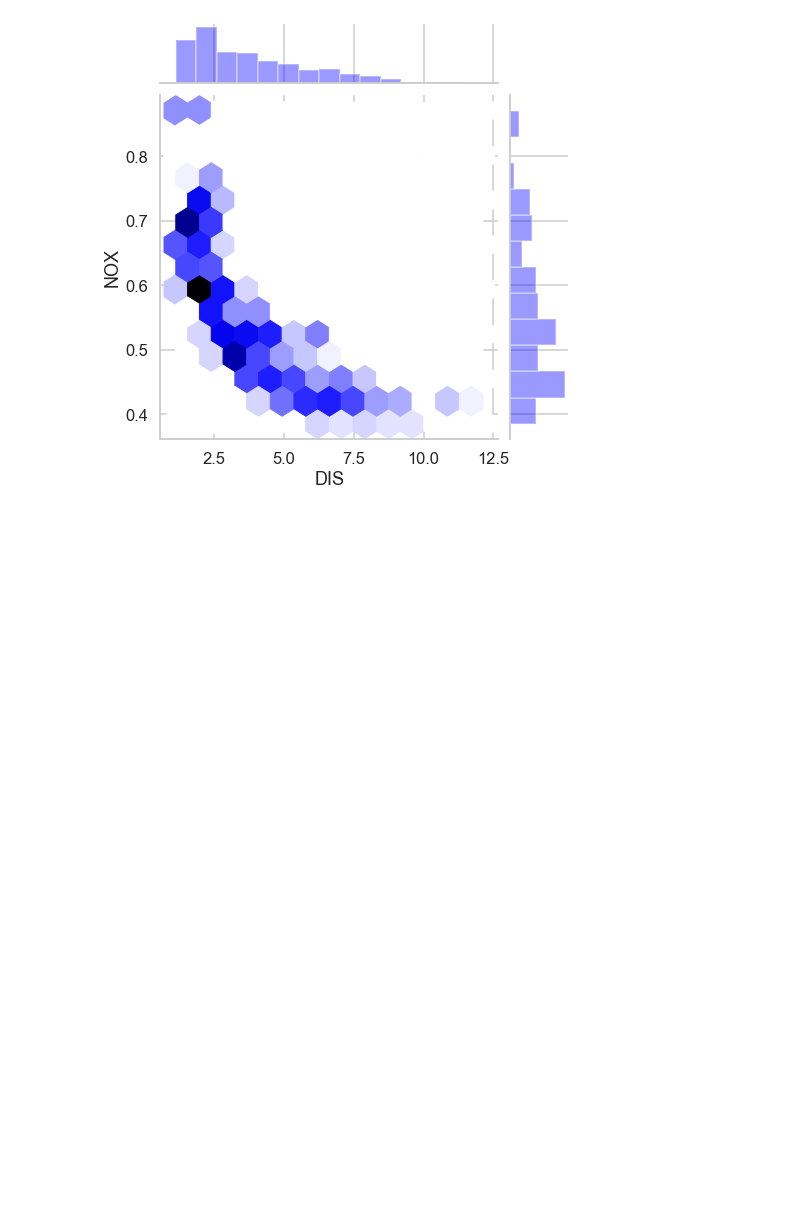
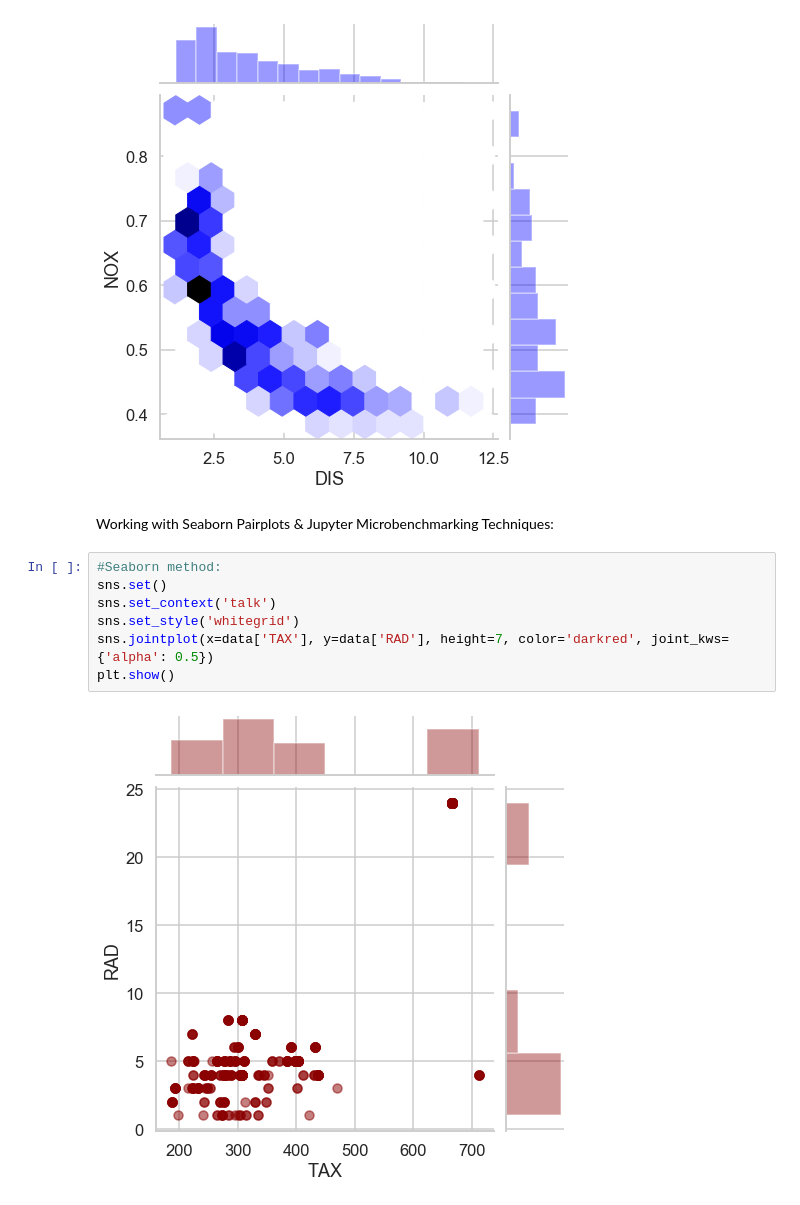
Before and after one commit to Sampatankar/DataScienceBootcamp2020-Python, a Jupyter notebook: 5MultivariableLinearRegression/04 Multivariate Regression.ipynb, the cells around one changed output. Drawn from its saved outputs; the diff is of its cells as text; blank space fills up the shorter version.

```diff
--- a/5MultivariableLinearRegression/04 Multivariate Regression.ipynb
+++ b/5MultivariableLinearRegression/04 Multivariate Regression.ipynb
@@ -458,3 +458,14 @@ sns.jointplot(x=data['DIS'], y=data['NOX'], height=7, color='blue', kind='hex')
 plt.show()
 # %% [output]
 [figure]
+# %% [markdown]
+Working with Seaborn Pairplots & Jupyter Microbenchmarking Techniques:
+# %%
+#Seaborn method:
+sns.set()
+sns.set_context('talk')
+sns.set_style('whitegrid')
+sns.jointplot(x=data['TAX'], y=data['RAD'], height=7, color='darkred', joint_kws={'alpha': 0.5})
+plt.show()
+# %% [output]
+[figure, added]
```
Also changed, not shown: parts of 5 cells of this notebook, 1 other file.
